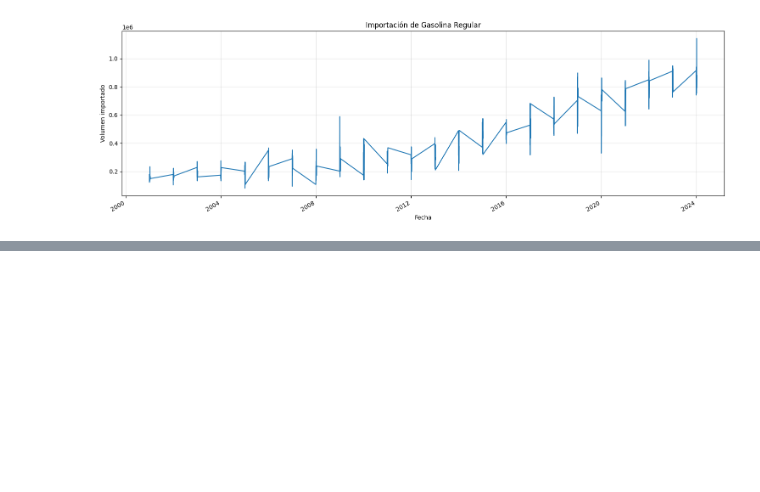
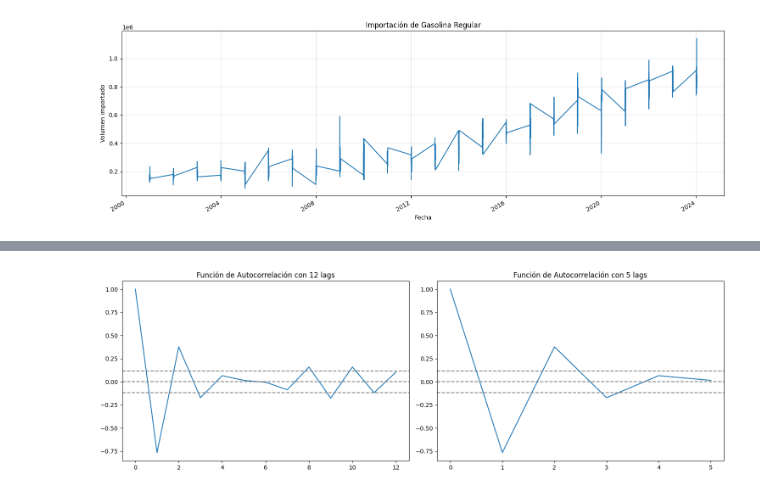
Before and after one commit to xtsebas/time_series, a Jupyter notebook: analisis_series_tiempo.ipynb, the cells around one changed output, grey strips where cells are left out. Saved outputs shown, nothing was run; the diff lists cells and outputs as text; code cells hidden in the pictures; blank space fills up the shorter version.

```diff
--- a/analisis_series_tiempo.ipynb
+++ b/analisis_series_tiempo.ipynb
@@ -81,0 +199,23 @@ plt.show()
+# %%
+
+plt.rcParams['figure.figsize'] = [15, 5]
+plt.rcParams['figure.dpi'] = 100 # 200 e.g. is really fine, but slower
+
+#Plot ACF:
+plt.subplot(121)
+plt.plot(acf(ts_regular_diff,nlags=12,fft=False))
+plt.axhline(y=0,linestyle='--',color='gray')
+plt.axhline(y=-1.96/np.sqrt(len(ts_regular_diff)),linestyle='--',color='gray')
+plt.axhline(y=1.96/np.sqrt(len(ts_regular_diff)),linestyle='--',color='gray')
+plt.title('Función de Autocorrelación con 12 lags')
+
+plt.subplot(122)
+plt.plot(acf(ts_regular_diff,nlags=5,fft=False))
+plt.axhline(y=0,linestyle='--',color='gray')
+plt.axhline(y=-1.96/np.sqrt(len(ts_regular_diff)),linestyle='--',color='gray')
+plt.axhline(y=1.96/np.sqrt(len(ts_regular_diff)),linestyle='--',color='gray')
+plt.title('Función de Autocorrelación con 5 lags')
+
+plt.tight_layout()
+# %% [output]
+[figure, added]
```
Also changed, not shown: parts of 27 cells of this notebook.
